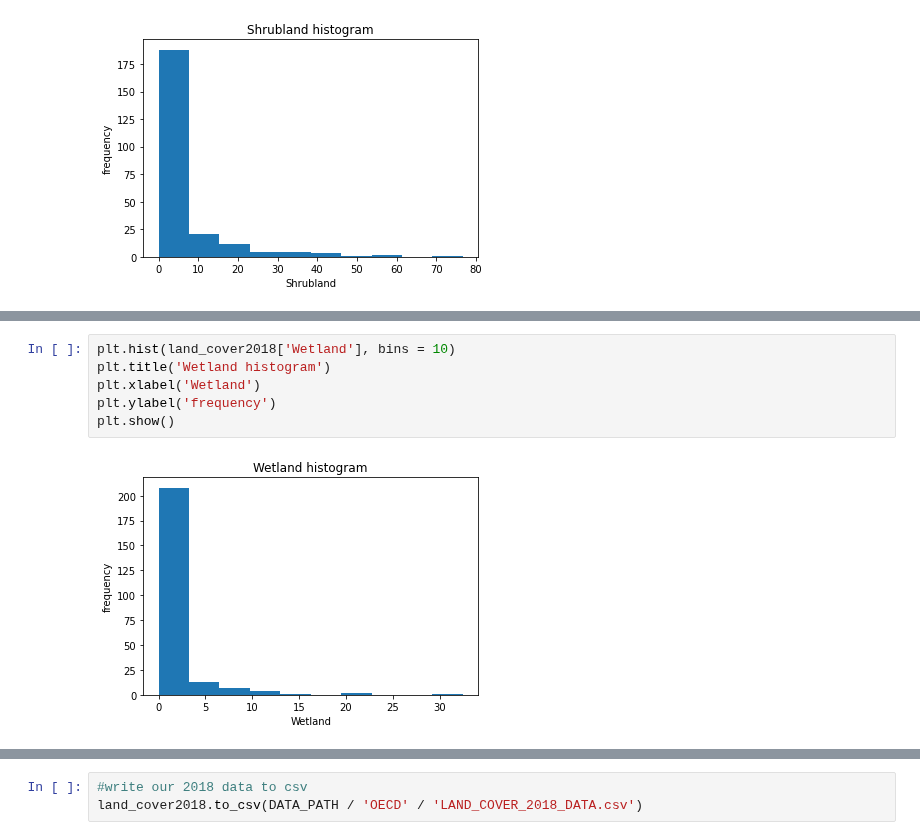
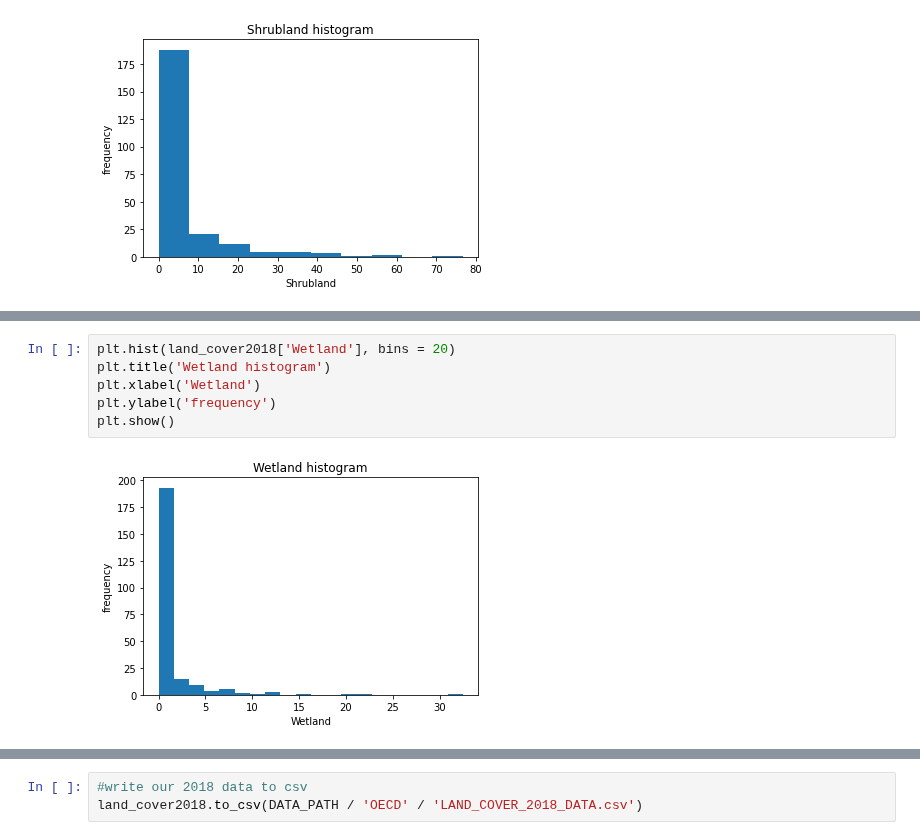
Before and after one commit to MarkusKiesel93/DOPPThreatenedSpecies, a Jupyter notebook: land_cover.ipynb, the cells around one changed output, grey strips where cells are left out. Drawn from its saved outputs; the diff is of its cells as text.

```diff
--- a/land_cover.ipynb
+++ b/land_cover.ipynb
@@ -375,10 +375,10 @@ plt.show()
 # %%
-plt.hist(land_cover2018['Wetland'], bins = 10)
+plt.hist(land_cover2018['Wetland'], bins = 20)
 plt.title('Wetland histogram')
 plt.xlabel('Wetland')
 plt.ylabel('frequency')
 plt.show()
 # %% [output]
-[figure, old version]
+[figure, new version]
 # %%
 land_cover2018.index = land_cover2018.index.droplevel('Year')
```
Also changed, not shown: parts of 3 cells of this notebook.
